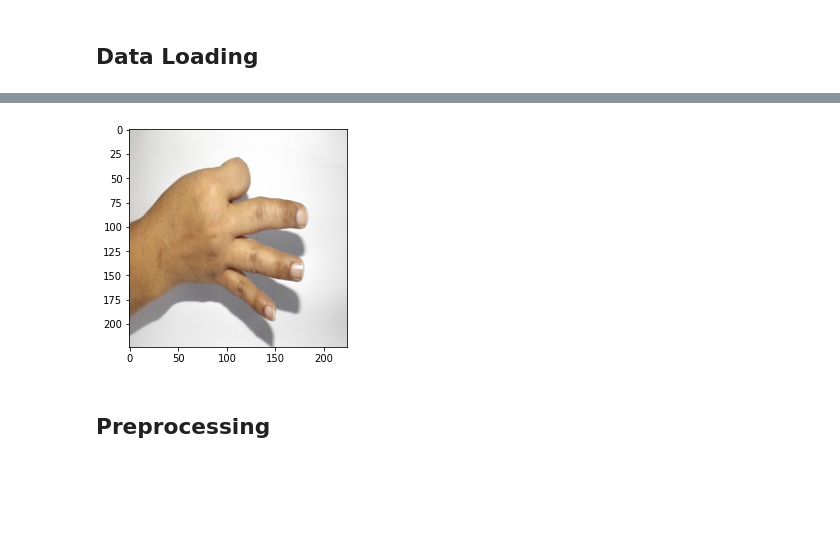
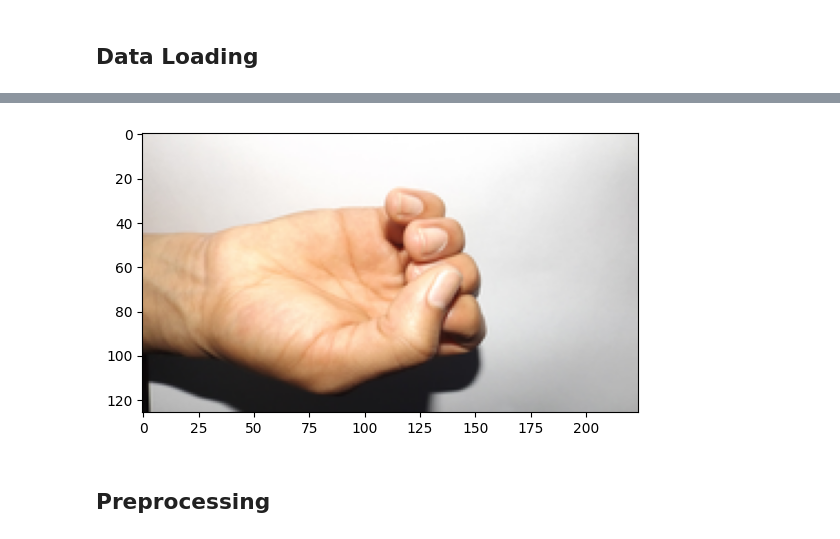
Before and after one commit to MostafaAshraf98/Project-Pattern-Recognition, a Jupyter notebook: main.ipynb, the cells around one changed output, grey strips where cells are left out. Cells and saved outputs as stored; diff of their text form; code cells hidden in the pictures; blank space fills up the shorter version.

```diff
--- a/main.ipynb
+++ b/main.ipynb
@@ -30,3 +41,10 @@ X_train, y_train, X_test, y_test, X_val, y_val = dataloader.loadData()
+# %%
+X_train = np.load('X_train.npy')
+y_train = np.load('y_train.npy')
+X_test = np.load('X_test.npy')
+y_test = np.load('y_test.npy')
+X_val = np.load('X_val.npy')
+y_val = np.load('y_val.npy')
 # %%
 print(f"X_train shape: {X_train.shape}")
 print(f"y_train shape: {y_train.shape}")
@@ -37,8 +62,8 @@ print(f"y_val shape: {y_val.shape}")
 # %%
-plt.imshow(X_train[1001])
+plt.imshow(X_train[100])
 plt.show()
 # %% [output]
-[figure, old version]
+[figure, new version]
 # %% [markdown]
 ## Preprocessing
 # %%
```
Also changed, not shown: parts of 4 cells of this notebook, 2 other files.
